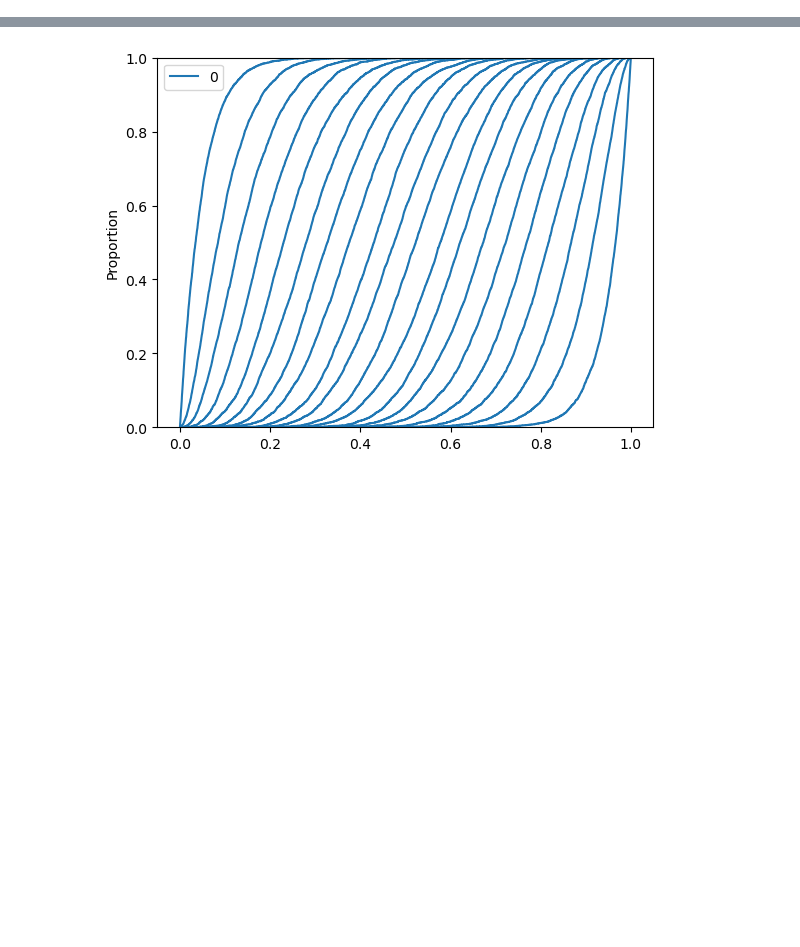
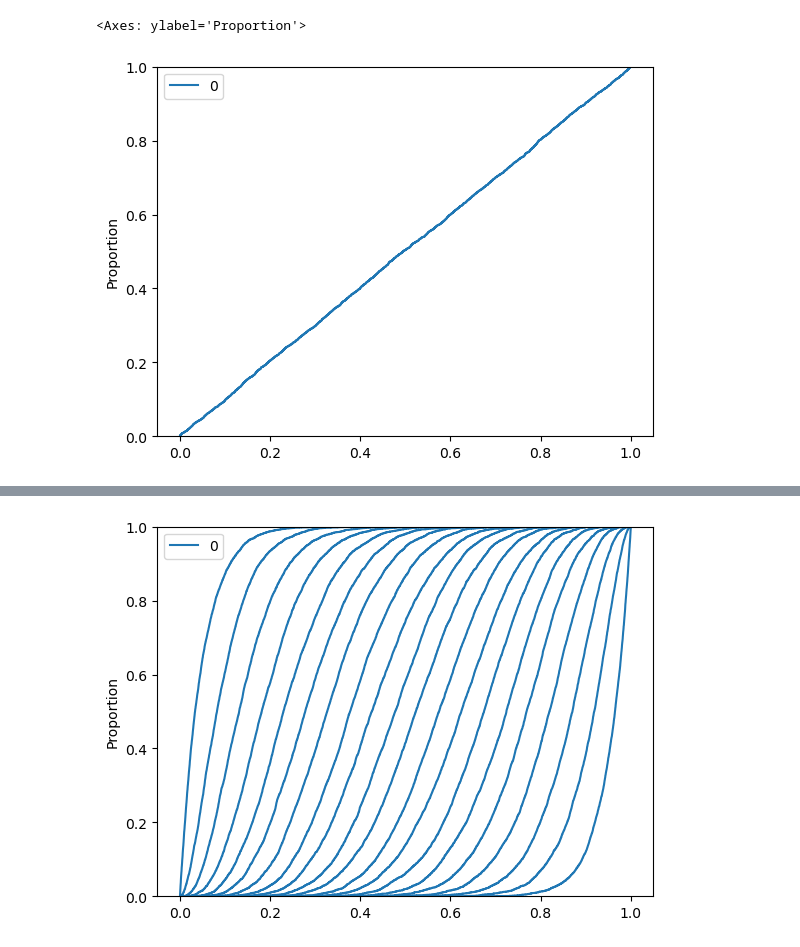
Before and after one commit to sayuri005/uu_categorical_and_numeric, a Jupyter notebook: thursday_lab/lab4.ipynb, the cells around one changed output, grey strips where cells are left out. Drawn from its saved outputs; the diff is of its cells as text; code cells hidden in the pictures; blank space fills up the shorter version.

```diff
--- a/thursday_lab/lab4.ipynb
+++ b/thursday_lab/lab4.ipynb
@@ -31 +31,19 @@ sns.ecdfplot( data=df_1)
+# %%
+k=1000
+list_num = [0]
+for i in range(k+1):
+    list_num.append(i/k)
+random.choice(list_num)
+
+result=[]
+n=5000
+for i in range(n):
+    each_round = random.choice(list_num)
+    result.append(each_round)
+
+df_1 = pd.DataFrame(result)
+sns.ecdfplot( data=df_1)
+# %% [output]
+<Axes: ylabel='Proportion'>
+[figure, added]
 # %% [markdown]
```
Also changed, not shown: parts of 11 cells of this notebook, 1 other file.
